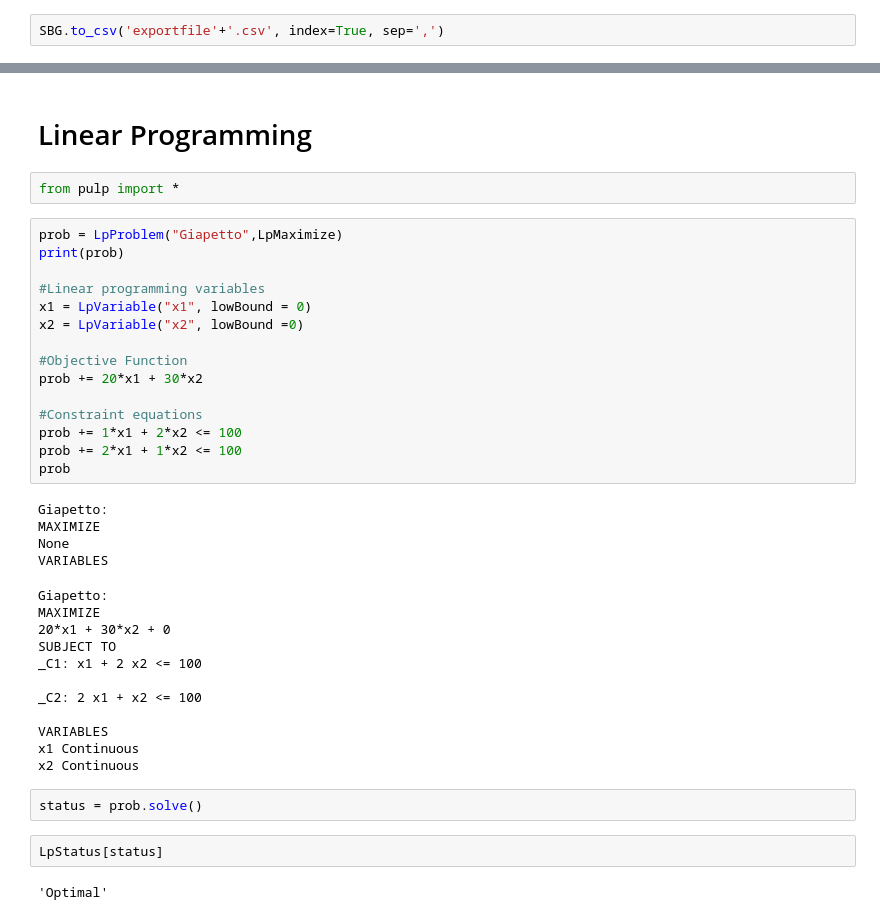
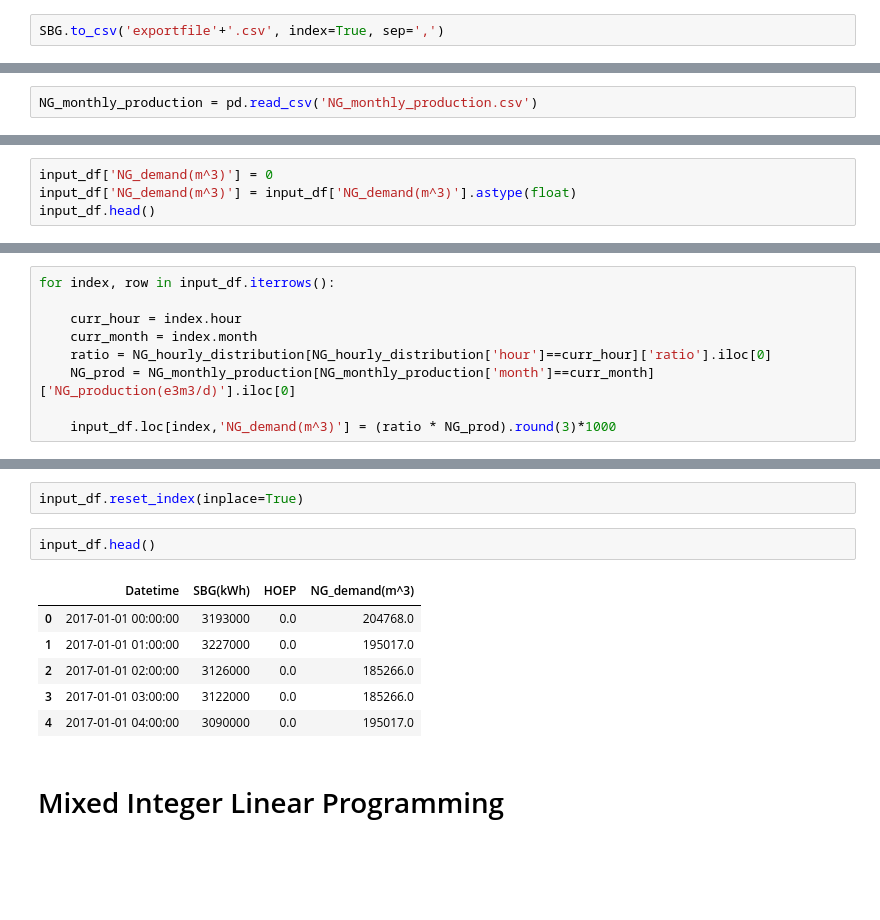
Before and after one commit to lewisjko/FYDP, a Jupyter notebook: FYDP.ipynb, the cells around one changed output, grey strips where cells are left out. Cells and saved outputs as stored; diff of their text form; blank space fills up the shorter version.

```diff
--- a/FYDP.ipynb
+++ b/FYDP.ipynb
@@ -182,0 +250,2 @@ SBG.to_csv('exportfile'+'.csv', index=True, sep=',')
+# %%
+NG_monthly_production = pd.read_csv('NG_monthly_production.csv')
@@ -182,0 +261,4 @@ SBG.to_csv('exportfile'+'.csv', index=True, sep=',')
+# %%
+input_df['NG_demand(m^3)'] = 0
+input_df['NG_demand(m^3)'] = input_df['NG_demand(m^3)'].astype(float)
+input_df.head()
@@ -182,0 +275,9 @@ SBG.to_csv('exportfile'+'.csv', index=True, sep=',')
+# %%
+for index, row in input_df.iterrows():
+
+    curr_hour = index.hour
+    curr_month = index.month
+    ratio = NG_hourly_distribution[NG_hourly_distribution['hour']==curr_hour]['ratio'].iloc[0]
+    NG_prod = NG_monthly_production[NG_monthly_production['month']==curr_month]['NG_production(e3m3/d)'].iloc[0]
+
+    input_df.loc[index,'NG_demand(m^3)'] = (ratio * NG_prod).round(3)*1000
@@ -183,41 +294,13 @@ SBG.to_csv('exportfile'+'.csv', index=True, sep=',')
+# %%
+input_df.reset_index(inplace=True)
+# %%
+input_df.head()
+# %% [output]
+|  | Datetime | SBG(kWh) | HOEP | NG_demand(m^3) |
+| 0 | 2017-01-01 00:00:00 | 3193000 | 0.0 | 204768.0 |
+| 1 | 2017-01-01 01:00:00 | 3227000 | 0.0 | 195017.0 |
+| 2 | 2017-01-01 02:00:00 | 3126000 | 0.0 | 185266.0 |
+| 3 | 2017-01-01 03:00:00 | 3122000 | 0.0 | 185266.0 |
+| 4 | 2017-01-01 04:00:00 | 3090000 | 0.0 | 195017.0 |
 # %% [markdown]
-# Linear Programming
+# Mixed Integer Linear Programming
-# %%
-from pulp import *
-# %%
-prob = LpProblem("Giapetto",LpMaximize)
-print(prob)
-
-#Linear programming variables
-x1 = LpVariable("x1", lowBound = 0)
-x2 = LpVariable("x2", lowBound =0)
-
-#Objective Function
-prob += 20*x1 + 30*x2
-
-#Constraint equations
-prob += 1*x1 + 2*x2 <= 100
-prob += 2*x1 + 1*x2 <= 100
-prob
-# %% [output]
-Giapetto:
-MAXIMIZE
-None
-VARIABLES
-Giapetto:
-MAXIMIZE
-20*x1 + 30*x2 + 0
-SUBJECT TO
-_C1: x1 + 2 x2 <= 100
-
-_C2: 2 x1 + x2 <= 100
-
-VARIABLES
-x1 Continuous
-x2 Continuous
-# %%
-status = prob.solve()
-# %%
-LpStatus[status]
-# %% [output]
-'Optimal'
```
Also changed, not shown: parts of 35 cells of this notebook, 4 other files.
